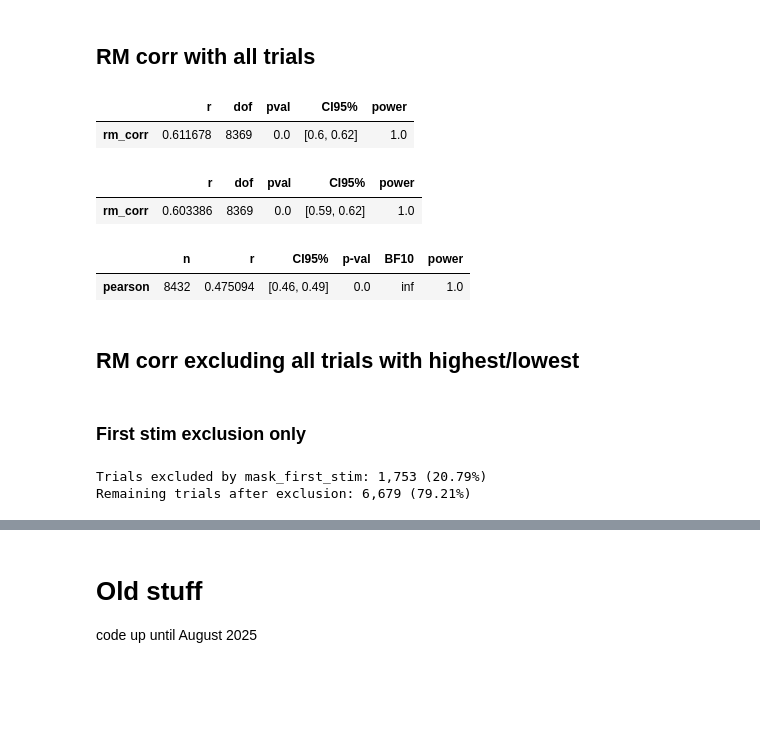
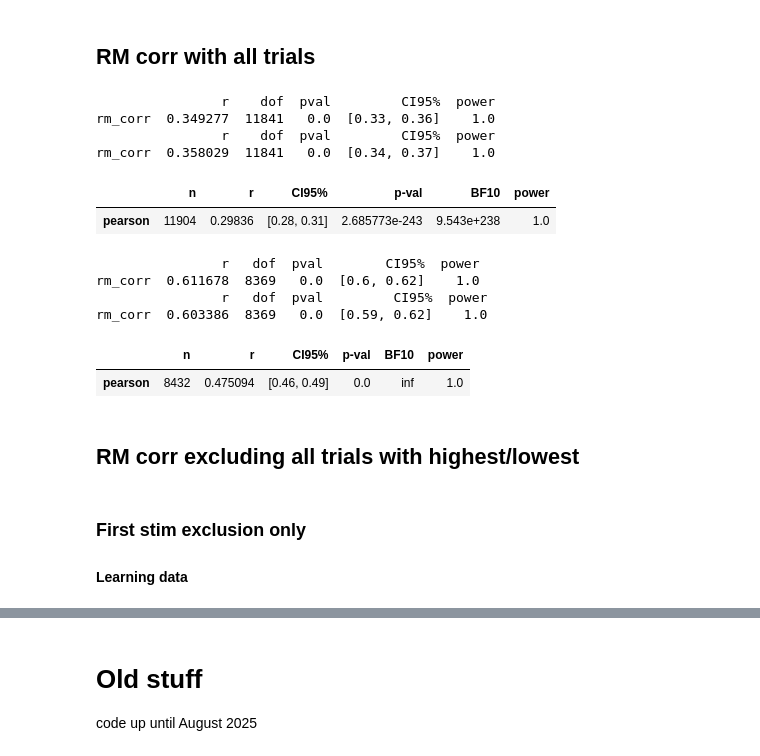
Before and after one commit to hugofluhr/learning-habits-analysis, a Jupyter notebook: notebooks/RL_CK_values_correlation.ipynb, the cells around one changed output, grey strips where cells are left out. Drawn from its saved outputs; the diff is of its cells as text; code cells hidden in the pictures; blank space fills up the shorter version.

```diff
--- a/notebooks/RL_CK_values_correlation.ipynb
+++ b/notebooks/RL_CK_values_correlation.ipynb
@@ -44,2 +54,3 @@ df.head()
 # %%
-df = df[df['block'] == 'test'].reset_index(drop=True)
+df_learning = df[df['block'].str.startswith('learning')].reset_index(drop=True)
+df_test = df[df['block'] == 'test'].reset_index(drop=True)
@@ -74,5 +98,0 @@ first_stim_corr = pg.rm_corr(data=df,
-# %%
-first_stim_corr
-# %% [output]
-|  | r | dof | pval | CI95% | power |
-| rm_corr | 0.611678 | 8369 | 0.0 | [0.6, 0.62] | 1.0 |
@@ -84,22 +99,46 @@ second_stim_corr = pg.rm_corr(data=df,
-# %%
-second_stim_corr
-# %% [output]
-|  | r | dof | pval | CI95% | power |
-| rm_corr | 0.603386 | 8369 | 0.0 | [0.59, 0.62] | 1.0 |
-# %%
-pg.corr(x= df.first_stim_value_rl,
-        y= df.first_stim_value_ck)
-# %% [output]
-|  | n | r | CI95% | p-val | BF10 | power |
-| pearson | 8432 | 0.475094 | [0.46, 0.49] | 0.0 | inf | 1.0 |
+# %%
+first_stim_corr = pg.rm_corr(data=df_learning,
+                             y='first_stim_value_ck',
+                             x='first_stim_value_rl',
+                             subject='sub_id')
+print(first_stim_corr)
+second_stim_corr = pg.rm_corr(data=df_learning,
+                              x='second_stim_value_rl',
+                              y='second_stim_value_ck',
+                              subject='sub_id')
+print(second_stim_corr)
+pg.corr(x= df_learning.first_stim_value_rl,
+        y= df_learning.first_stim_value_ck)
+# %% [output]
+                r    dof  pval         CI95%  power
+rm_corr  0.349277  11841   0.0  [0.33, 0.36]    1.0
+                r    dof  pval         CI95%  power
+rm_corr  0.358029  11841   0.0  [0.34, 0.37]    1.0
+|  | n | r | CI95% | p-val | BF10 | power |
+| pearson | 11904 | 0.29836 | [0.28, 0.31] | 2.685773e-243 | 9.543e+238 | 1.0 |
+# %%
+first_stim_corr = pg.rm_corr(data=df_test,
+                             y='first_stim_value_ck',
+                             x='first_stim_value_rl',
+                             subject='sub_id')
+print(first_stim_corr)
+second_stim_corr = pg.rm_corr(data=df_test,
+                              x='second_stim_value_rl',
+                              y='second_stim_value_ck',
+                              subject='sub_id')
+print(second_stim_corr)
+pg.corr(x= df_test.first_stim_value_rl,
+        y= df_test.first_stim_value_ck)
+# %% [output]
+                r   dof  pval        CI95%  power
+rm_corr  0.611678  8369   0.0  [0.6, 0.62]    1.0
+                r   dof  pval         CI95%  power
+rm_corr  0.603386  8369   0.0  [0.59, 0.62]    1.0
+|  | n | r | CI95% | p-val | BF10 | power |
+| pearson | 8432 | 0.475094 | [0.46, 0.49] | 0.0 | inf | 1.0 |
 # %% [markdown]
 ## RM corr excluding all trials with highest/lowest
 # %% [markdown]
 ### First stim exclusion only
+
+#### Learning data
-# %%
-df_first_stim = df[~mask_first_stim]
-print(f"Trials excluded by mask_first_stim: {excluded_first_stim:,} ({excluded_first_stim/total_trials:.2%})")
-print(f"Remaining trials after exclusion: {len(df_first_stim):,} ({len(df_first_stim)/total_trials:.2%})")
-# %% [output]
-Trials excluded by mask_first_stim: 1,753 (20.79%)
-Remaining trials after exclusion: 6,679 (79.21%)
```
Also changed, not shown: parts of 28 cells of this notebook.
